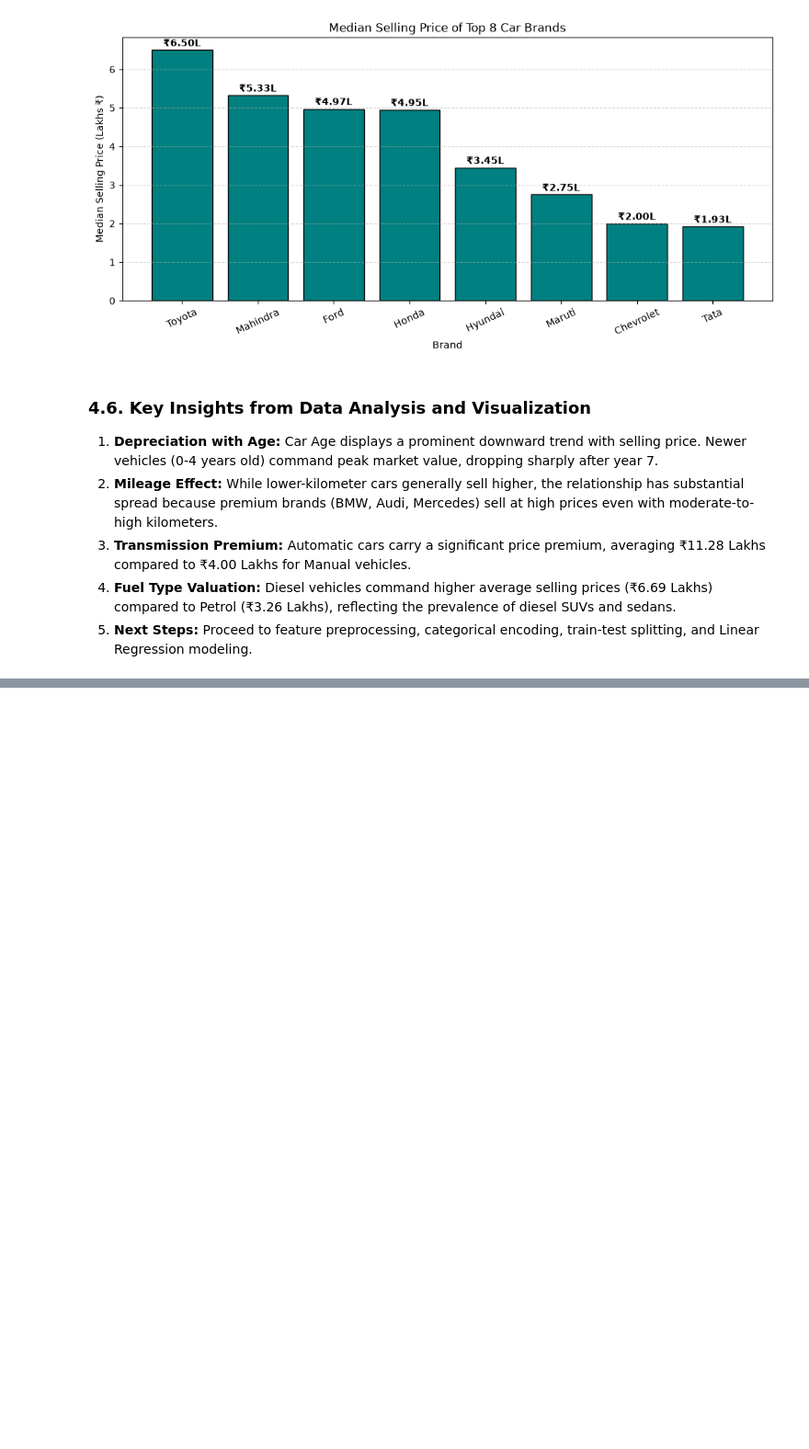
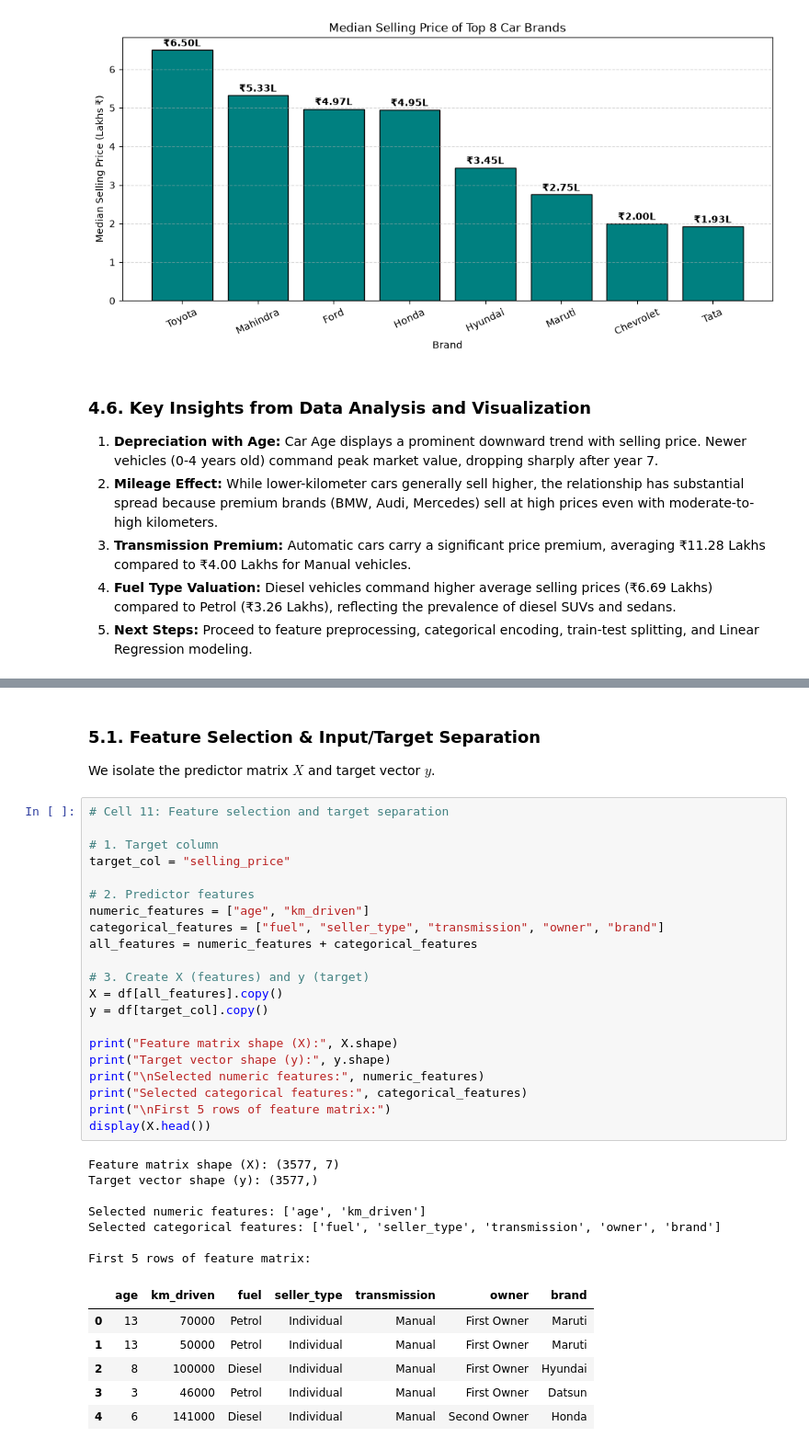
Before and after one commit to 2026aib1001-AI/ai101-mini-project, a Jupyter notebook: Used_Car_Price_Prediction.ipynb, the cells around one changed output, grey strips where cells are left out. Shown at 92% size. Drawn from its saved outputs; the diff is of its cells as text; blank space fills up the shorter version.

Commit message:
Preprocessing and feature selection completed

```diff
--- a/Used_Car_Price_Prediction.ipynb
+++ b/Used_Car_Price_Prediction.ipynb
@@ -301,0 +311,38 @@ plt.show()
+# %% [markdown]
+### 5.1. Feature Selection & Input/Target Separation
+We isolate the predictor matrix $X$ and target vector $y$.
+# %%
+# Cell 11: Feature selection and target separation
+
+# 1. Target column
+target_col = "selling_price"
+
+# 2. Predictor features
+numeric_features = ["age", "km_driven"]
+categorical_features = ["fuel", "seller_type", "transmission", "owner", "brand"]
+all_features = numeric_features + categorical_features
+
+# 3. Create X (features) and y (target)
+X = df[all_features].copy()
+y = df[target_col].copy()
+
+print("Feature matrix shape (X):", X.shape)
+print("Target vector shape (y):", y.shape)
+print("\nSelected numeric features:", numeric_features)
+print("Selected categorical features:", categorical_features)
+print("\nFirst 5 rows of feature matrix:")
+display(X.head())
+# %% [output]
+Feature matrix shape (X): (3577, 7)
+Target vector shape (y): (3577,)
+
+Selected numeric features: ['age', 'km_driven']
+Selected categorical features: ['fuel', 'seller_type', 'transmission', 'owner', 'brand']
+
+First 5 rows of feature matrix:
+|  | age | km_driven | fuel | seller_type | transmission | owner | brand |
+| 0 | 13 | 70000 | Petrol | Individual | Manual | First Owner | Maruti |
+| 1 | 13 | 50000 | Petrol | Individual | Manual | First Owner | Maruti |
+| 2 | 8 | 100000 | Diesel | Individual | Manual | First Owner | Hyundai |
+| 3 | 3 | 46000 | Petrol | Individual | Manual | First Owner | Datsun |
+| 4 | 6 | 141000 | Diesel | Individual | Manual | Second Owner | Honda |
```
Also changed, not shown: parts of 8 cells of this notebook.
